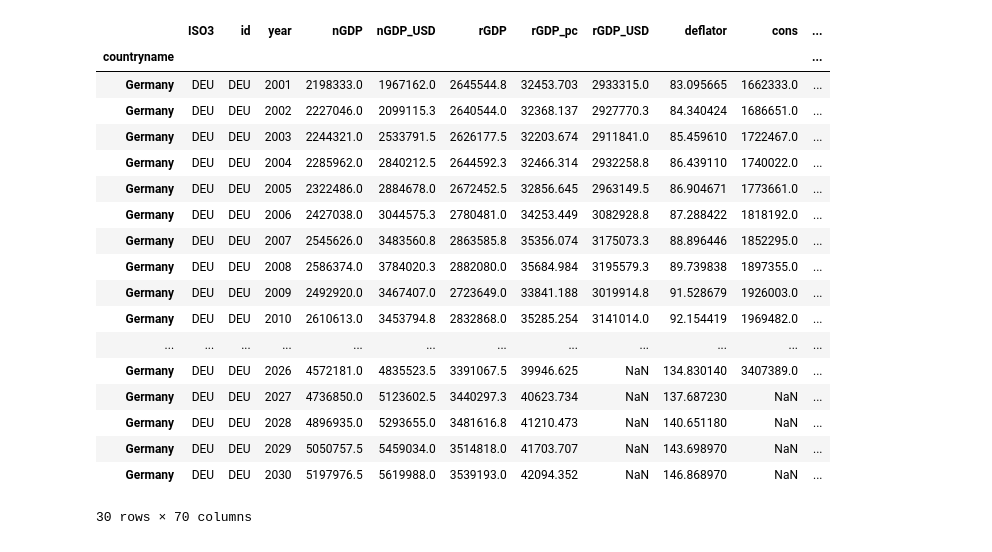
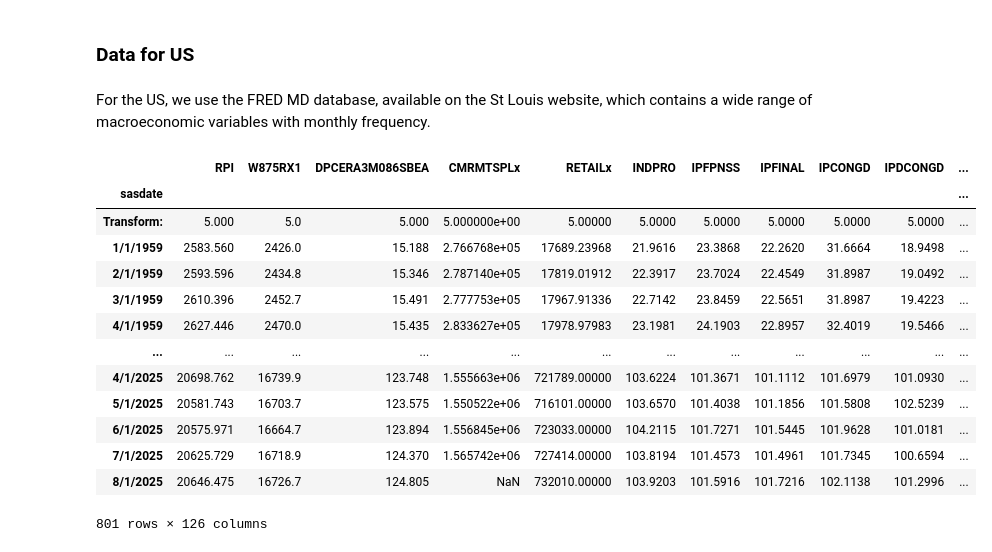
Before and after one commit to jeanlouvaleau/ML-for-trading-project, a Jupyter notebook: data.ipynb, the cells around one changed output. Cells and saved outputs as stored; diff of their text form; code cells hidden in the pictures.

Commit message:
selection fred MD variables

```diff
--- a/data.ipynb
+++ b/data.ipynb
@@ -56,22 +56,23 @@ df = pd.read_csv('./Données projet/GMD.csv', index_col=0)
-# %%
-df[df.index.isin(['Germany'])].tail(30)
-# %% [output]
-|  | ISO3 | id | year | nGDP | nGDP_USD | rGDP | rGDP_pc | rGDP_USD | deflator | cons | ... |
-| countryname |  |  |  |  |  |  |  |  |  |  | ... |
-| Germany | DEU | DEU | 2001 | 2198333.0 | 1967162.0 | 2645544.8 | 32453.703 | 2933315.0 | 83.095665 | 1662333.0 | ... |
-| Germany | DEU | DEU | 2002 | 2227046.0 | 2099115.3 | 2640544.0 | 32368.137 | 2927770.3 | 84.340424 | 1686651.0 | ... |
-| Germany | DEU | DEU | 2003 | 2244321.0 | 2533791.5 | 2626177.5 | 32203.674 | 2911841.0 | 85.459610 | 1722467.0 | ... |
-| Germany | DEU | DEU | 2004 | 2285962.0 | 2840212.5 | 2644592.3 | 32466.314 | 2932258.8 | 86.439110 | 1740022.0 | ... |
-| Germany | DEU | DEU | 2005 | 2322486.0 | 2884678.0 | 2672452.5 | 32856.645 | 2963149.5 | 86.904671 | 1773661.0 | ... |
-| Germany | DEU | DEU | 2006 | 2427038.0 | 3044575.3 | 2780481.0 | 34253.449 | 3082928.8 | 87.288422 | 1818192.0 | ... |
-| Germany | DEU | DEU | 2007 | 2545626.0 | 3483560.8 | 2863585.8 | 35356.074 | 3175073.3 | 88.896446 | 1852295.0 | ... |
-| Germany | DEU | DEU | 2008 | 2586374.0 | 3784020.3 | 2882080.0 | 35684.984 | 3195579.3 | 89.739838 | 1897355.0 | ... |
-| Germany | DEU | DEU | 2009 | 2492920.0 | 3467407.0 | 2723649.0 | 33841.188 | 3019914.8 | 91.528679 | 1926003.0 | ... |
-| Germany | DEU | DEU | 2010 | 2610613.0 | 3453794.8 | 2832868.0 | 35285.254 | 3141014.0 | 92.154419 | 1969482.0 | ... |
-| ... | ... | ... | ... | ... | ... | ... | ... | ... | ... | ... | ... |
-| Germany | DEU | DEU | 2026 | 4572181.0 | 4835523.5 | 3391067.5 | 39946.625 | NaN | 134.830140 | 3407389.0 | ... |
-| Germany | DEU | DEU | 2027 | 4736850.0 | 5123602.5 | 3440297.3 | 40623.734 | NaN | 137.687230 | NaN | ... |
-| Germany | DEU | DEU | 2028 | 4896935.0 | 5293655.0 | 3481616.8 | 41210.473 | NaN | 140.651180 | NaN | ... |
-| Germany | DEU | DEU | 2029 | 5050757.5 | 5459034.0 | 3514818.0 | 41703.707 | NaN | 143.698970 | NaN | ... |
-| Germany | DEU | DEU | 2030 | 5197976.5 | 5619988.0 | 3539193.0 | 42094.352 | NaN | 146.868970 | NaN | ... |
-30 rows × 70 columns
+# %% [markdown]
+### Data for US
+# %% [markdown]
+For the US, we use the FRED MD database, available on the St Louis website, which contains a wide range of macroeconomic variables with monthly frequency.
+# %%
+df= pd.read_csv("./Données projet/data US/2025-09-MD.csv", index_col=0)
+# %%
+df
+# %% [output]
+|  | RPI | W875RX1 | DPCERA3M086SBEA | CMRMTSPLx | RETAILx | INDPRO | IPFPNSS | IPFINAL | IPCONGD | IPDCONGD | ... |
+| sasdate |  |  |  |  |  |  |  |  |  |  | ... |
+| Transform: | 5.000 | 5.0 | 5.000 | 5.000000e+00 | 5.00000 | 5.0000 | 5.0000 | 5.0000 | 5.0000 | 5.0000 | ... |
+| 1/1/1959 | 2583.560 | 2426.0 | 15.188 | 2.766768e+05 | 17689.23968 | 21.9616 | 23.3868 | 22.2620 | 31.6664 | 18.9498 | ... |
+| 2/1/1959 | 2593.596 | 2434.8 | 15.346 | 2.787140e+05 | 17819.01912 | 22.3917 | 23.7024 | 22.4549 | 31.8987 | 19.0492 | ... |
+| 3/1/1959 | 2610.396 | 2452.7 | 15.491 | 2.777753e+05 | 17967.91336 | 22.7142 | 23.8459 | 22.5651 | 31.8987 | 19.4223 | ... |
+| 4/1/1959 | 2627.446 | 2470.0 | 15.435 | 2.833627e+05 | 17978.97983 | 23.1981 | 24.1903 | 22.8957 | 32.4019 | 19.5466 | ... |
+| ... | ... | ... | ... | ... | ... | ... | ... | ... | ... | ... | ... |
+| 4/1/2025 | 20698.762 | 16739.9 | 123.748 | 1.555663e+06 | 721789.00000 | 103.6224 | 101.3671 | 101.1112 | 101.6979 | 101.0930 | ... |
+| 5/1/2025 | 20581.743 | 16703.7 | 123.575 | 1.550522e+06 | 716101.00000 | 103.6570 | 101.4038 | 101.1856 | 101.5808 | 102.5239 | ... |
+| 6/1/2025 | 20575.971 | 16664.7 | 123.894 | 1.556845e+06 | 723033.00000 | 104.2115 | 101.7271 | 101.5445 | 101.9628 | 101.0181 | ... |
+| 7/1/2025 | 20625.729 | 16718.9 | 124.370 | 1.565742e+06 | 727414.00000 | 103.8194 | 101.4573 | 101.4961 | 101.7345 | 100.6594 | ... |
+| 8/1/2025 | 20646.475 | 16726.7 | 124.805 | NaN | 732010.00000 | 103.9203 | 101.5916 | 101.7216 | 102.1138 | 101.2996 | ... |
+801 rows × 126 columns
```
Also changed, not shown: parts of 10 cells of this notebook.
